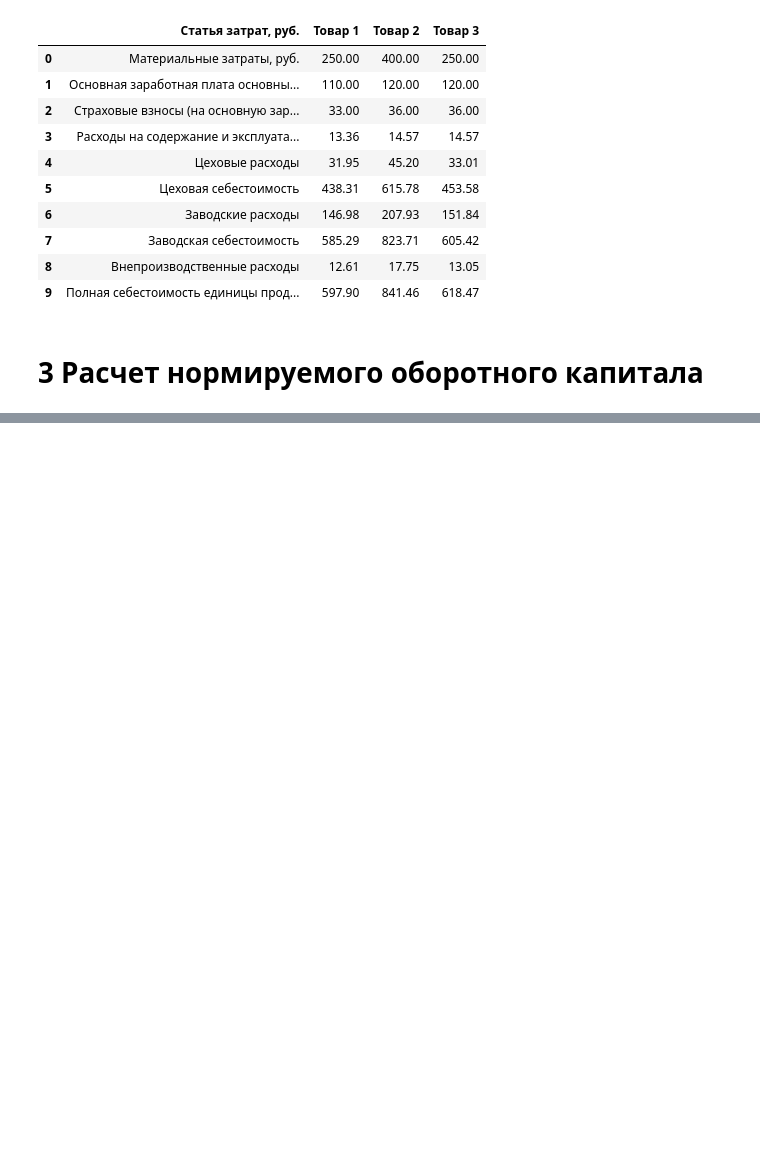
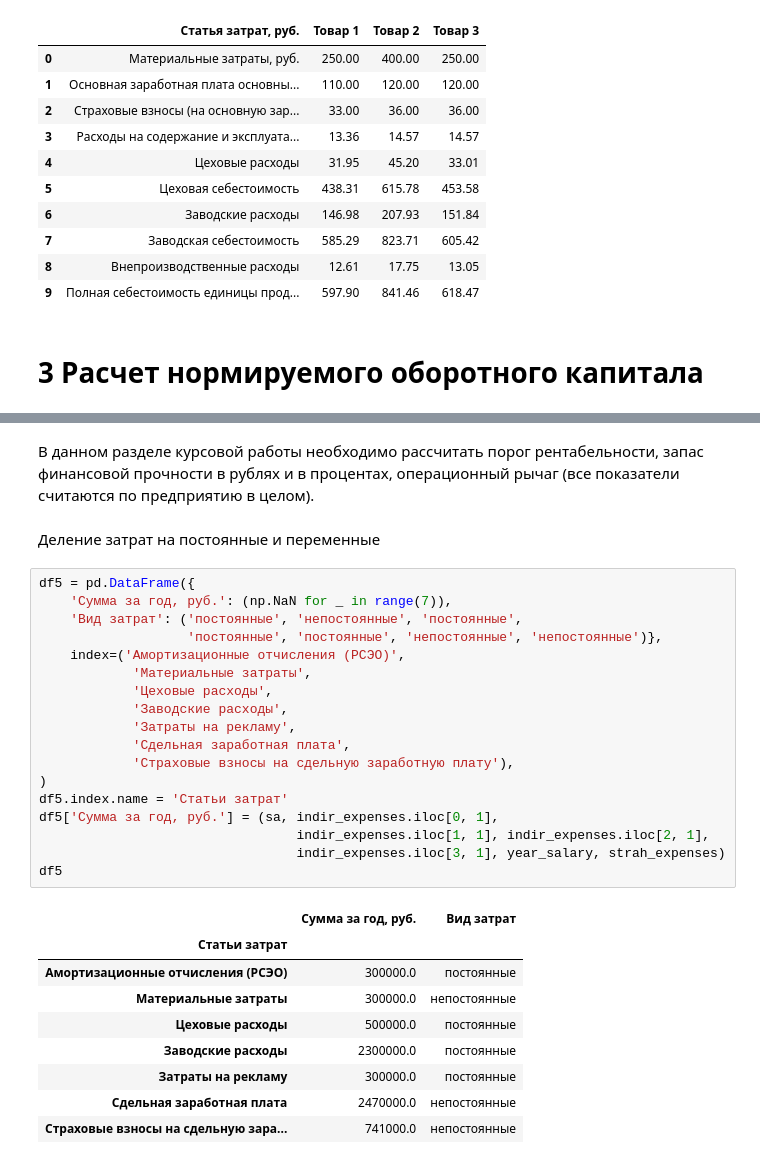
Before and after one commit to luculliano/stat_projects, a Jupyter notebook: economics_of_organization/Untitled.ipynb, the cells around one changed output, grey strips where cells are left out. Cells and saved outputs as stored; diff of their text form; blank space fills up the shorter version.

```diff
--- a/economics_of_organization/Untitled.ipynb
+++ b/economics_of_organization/Untitled.ipynb
@@ -295,0 +622,32 @@ df1
+# %% [markdown]
+В данном разделе курсовой работы необходимо рассчитать порог рентабельности, запас финансовой прочности в рублях и в процентах, операционный рычаг (все показатели считаются по предприятию в целом).
+# %% [markdown]
+Деление затрат на постоянные и переменные
+# %%
+df5 = pd.DataFrame({
+    'Сумма за год, руб.': (np.NaN for _ in range(7)),
+    'Вид затрат': ('постоянные', 'непостоянные', 'постоянные',
+                   'постоянные', 'постоянные', 'непостоянные', 'непостоянные')},
+    index=('Амортизационные отчисления (РСЭО)',
+            'Материальные затраты',
+            'Цеховые расходы',
+            'Заводские расходы',
+            'Затраты на рекламу',
+            'Сдельная заработная плата',
+            'Страховые взносы на сдельную заработную плату'),
+)
+df5.index.name = 'Статьи затрат'
+df5['Сумма за год, руб.'] = (sa, indir_expenses.iloc[0, 1],
+                                 indir_expenses.iloc[1, 1], indir_expenses.iloc[2, 1],
+                                 indir_expenses.iloc[3, 1], year_salary, strah_expenses)
+df5
+# %% [output]
+|  | Сумма за год, руб. | Вид затрат |
+| Статьи затрат |  |  |
+| Амортизационные отчисления (РСЭО) | 300000.0 | постоянные |
+| Материальные затраты | 300000.0 | непостоянные |
+| Цеховые расходы | 500000.0 | постоянные |
+| Заводские расходы | 2300000.0 | постоянные |
+| Затраты на рекламу | 300000.0 | постоянные |
+| Сдельная заработная плата | 2470000.0 | непостоянные |
+| Страховые взносы на сдельную зара... | 741000.0 | непостоянные |
```
Also changed, not shown: parts of 47 cells of this notebook.
